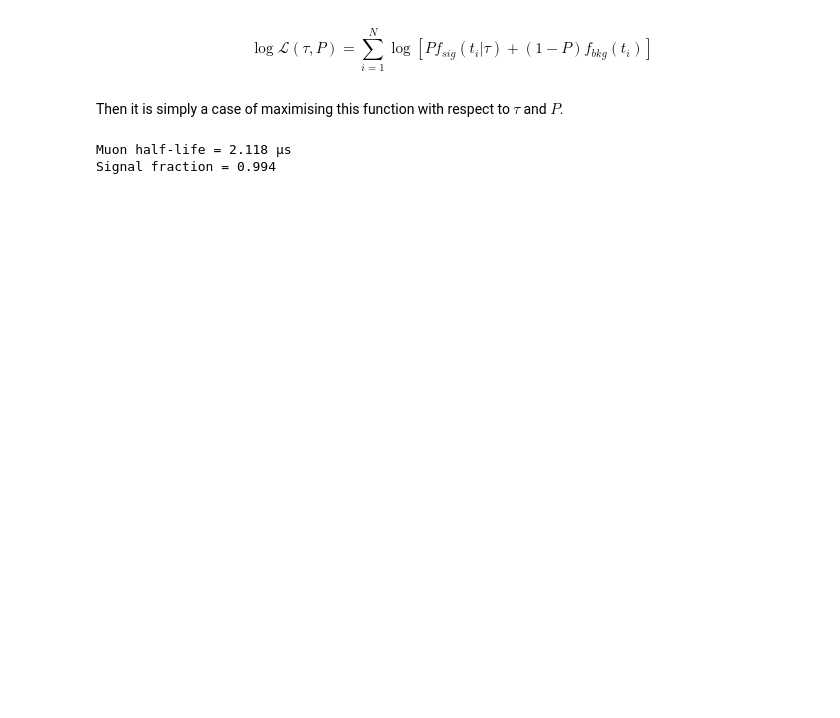
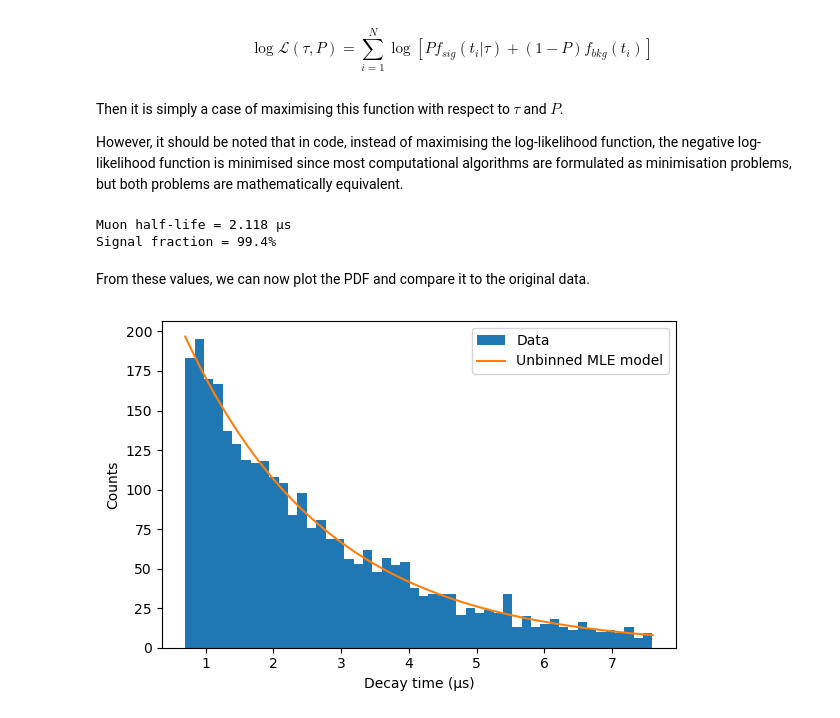
Before and after one commit to WilliamTDavies/muon-lifetime-estimator, a Jupyter notebook: notebooks/analysis.ipynb, the cells around one changed output. Saved outputs shown, nothing was run; the diff lists cells and outputs as text; code cells hidden in the pictures; blank space fills up the shorter version.

```diff
--- a/notebooks/analysis.ipynb
+++ b/notebooks/analysis.ipynb
@@ -254,12 +257,23 @@ For simplicity the log-likelihood can then can calculated (for numerical stabili
 $$\log\mathcal{L}(\tau,P) = \sum_{i=1}^N\log[P f_{sig}(t_i|\tau) + (1-P) f_{bkg}(t_i)]$$
 # %% [markdown]
 Then it is simply a case of maximising this function with respect to $\tau$ and $P$.
+
+However, it should be noted that in code, instead of maximising the log-likelihood function, the negative log-likelihood function is minimised since most computational algorithms are formulated as minimisation problems, but both problems are mathematically equivalent.
 # %%
 initial_guess = [2.0, 0.9] # [tau, signal fraction]
 tau_hat, P_hat = halflife_estimation(initial_guess, t_sel, t_min, t_max)
+print(f"Muon half-life = {tau_hat:.3f} µs")
+print(f"Signal fraction = {P_hat*100:.1f}% ")
+# %% [output]
+Muon half-life = 2.118 µs
+Signal fraction = 99.4%
-# %%
-print(f"Muon half-life = {tau_hat:.3f} µs")
-print(f"Signal fraction = {P_hat:.3f}")
-# %% [output]
-Muon half-life = 2.118 µs
-Signal fraction = 0.994
+# %% [markdown]
+From these values, we can now plot the PDF and compare it to the original data.
+# %%
+bin_count = 50
+t_plot = np.linspace(t_min, t_max, 500)
+width = (t_max-t_min) / bin_count
+pdf = total_pdf(t_plot, tau_hat, P_hat, t_min, t_max) * len(t_sel) * width # Scale the PDF to be comparable with data
+pdf_display(t_plot, pdf, t_sel, bin_count)
+# %% [output]
+[figure, added]
```
Also changed, not shown: parts of 9 cells of this notebook, 2 other files.
